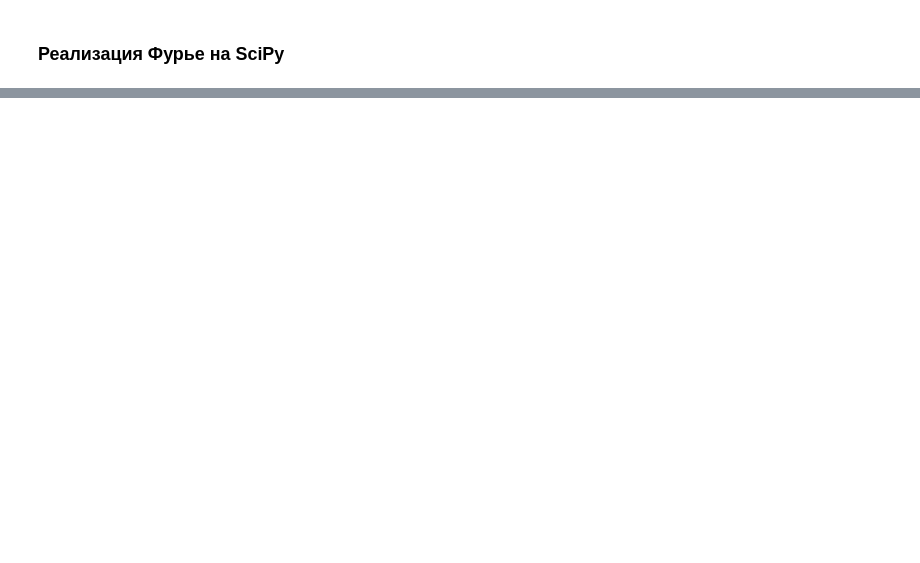
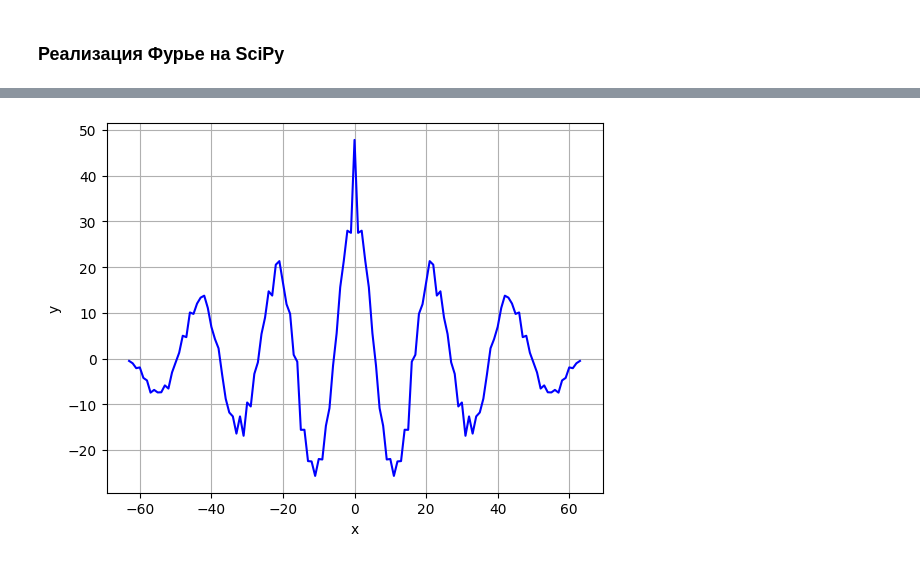
Before and after one commit to Niatomi/conversion-of-measurement-signals-course, a Jupyter notebook: src/practice_5.ipynb, the cells around one changed output, grey strips where cells are left out. Drawn from its saved outputs; the diff is of its cells as text; code cells hidden in the pictures; blank space fills up the shorter version.

```diff
--- a/src/practice_5.ipynb
+++ b/src/practice_5.ipynb
@@ -110,0 +154,8 @@ plot(xf, 2.0/SIGNAL_POINTS * np.abs(yf[0:SIGNAL_POINTS//2]))
+# %%
+mean = np.mean(y_1)
+y_2 = y_1 - mean
+auto_corelation_y_2 = np.correlate(y_2, y_2, mode='full')
+auto_corelation_x = np.arange(start=-SIGNAL_LEN + 1, stop=SIGNAL_LEN)
+plot(auto_corelation_x, auto_corelation_y_2)
+# %% [output]
+[figure, added]
```
Also changed, not shown: parts of 11 cells of this notebook.
